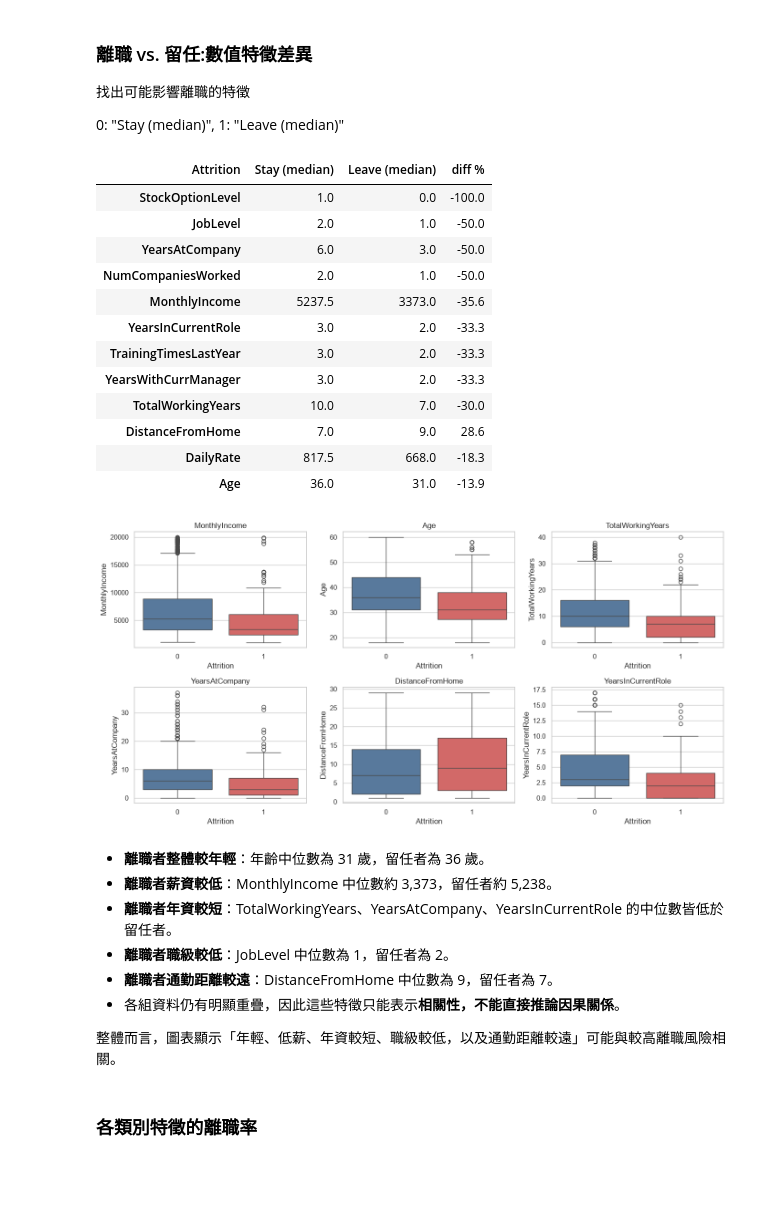
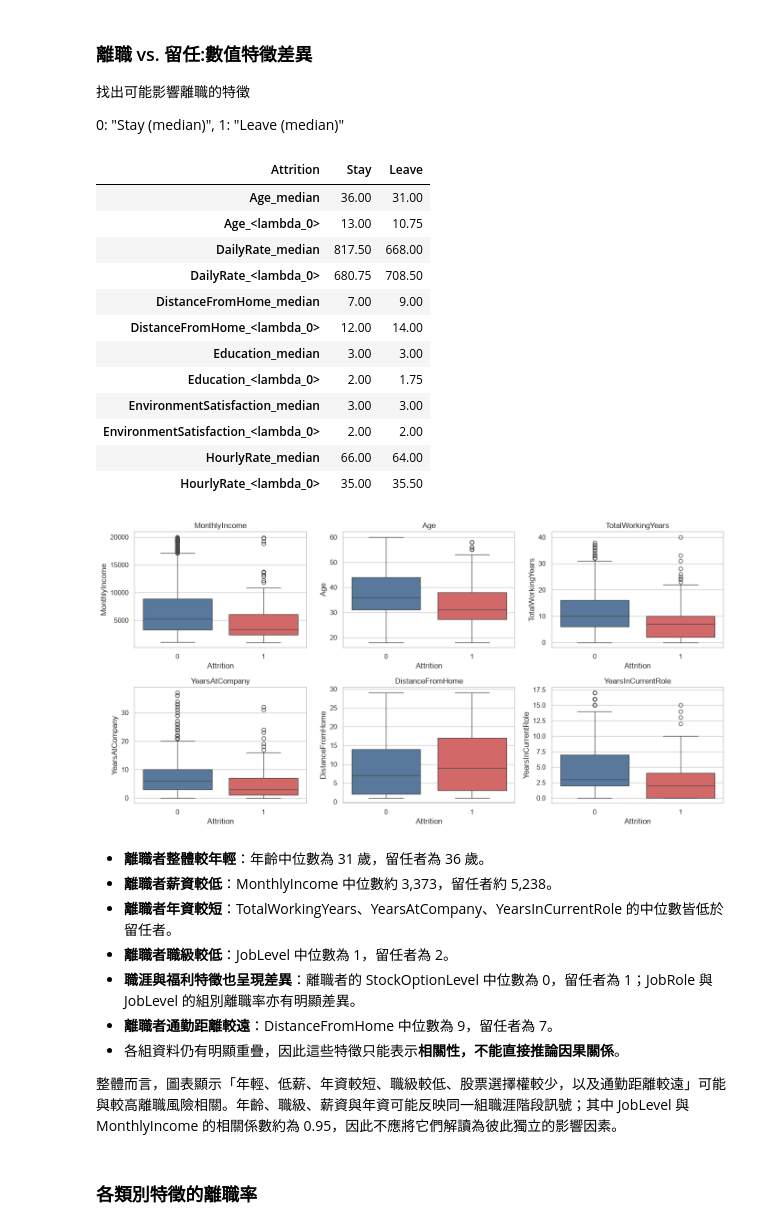
Before and after one commit to 1syuju/data_science_final_project, a Jupyter notebook: eda.ipynb, the cells around one changed output. Cells and saved outputs as stored; diff of their text form; code cells hidden in the pictures; blank space fills up the shorter version.

```diff
--- a/eda.ipynb
+++ b/eda.ipynb
@@ -56,7 +56,7 @@ Name: count, dtype: int64
 X, y = split_xy(df)
 print("after removing:", X.shape, "| dropped:", DROP_COLS)
 
-X_train, X_test, y_train, y_test = make_train_test_split(X, y)
+X_train, X_test, y_train, y_test = load_saved_split(X, y)
 print("train:", X_train.shape, f"ratio {y_train.mean():.3f}")
 print("test :", X_test.shape,  f"ratio {y_test.mean():.3f}")
 # %% [output]
@@ -117,32 +117,34 @@ print("偏態較高的數值特徵僅供觀察，模型不進行 log 轉換。")
 
 0: "Stay (median)", 1: "Leave (median)"
 # %%
-cmp = train.groupby("Attrition")[num_cols].median().T.rename(columns={0: "Stay (median)", 1: "Leave (median)"})
-cmp["diff %"] = ((cmp["Leave (median)"] - cmp["Stay (median)"]) / cmp["Stay (median)"].replace(0, np.nan) * 100).round(1)
-display(cmp.sort_values("diff %", key=abs, ascending=False).head(12))
+summary = train.groupby("Attrition")[num_cols].agg(["median", lambda s: s.quantile(.75) - s.quantile(.25)])
+summary.columns = [f"{c}_{stat}" for c, stat in summary.columns]
+summary = summary.T.rename(columns={0: "Stay", 1: "Leave"})
+summary[["Stay", "Leave"]] = summary[["Stay", "Leave"]].round(2)
+display(summary.head(12))
 
 show = ["MonthlyIncome", "Age", "TotalWorkingYears", "YearsAtCompany", "DistanceFromHome", "YearsInCurrentRole"]
 fig, axes = plt.subplots(2, 3, figsize=(14, 7))
 for ax, c in zip(axes.ravel(), show):
     sns.boxplot(data=train, x="Attrition", y=c, hue="Attrition", legend=False, ax=ax, palette=["#4c78a8", "#e45756"]); ax.set_title(c)
 
 plt.tight_layout()
 plt.savefig(FIG / "numeric_by_attrition.png", dpi=150)
 plt.show()
 # %% [output]
-| Attrition | Stay (median) | Leave (median) | diff % |
-| StockOptionLevel | 1.0 | 0.0 | -100.0 |
-| JobLevel | 2.0 | 1.0 | -50.0 |
-| YearsAtCompany | 6.0 | 3.0 | -50.0 |
-| NumCompaniesWorked | 2.0 | 1.0 | -50.0 |
-| MonthlyIncome | 5237.5 | 3373.0 | -35.6 |
-| YearsInCurrentRole | 3.0 | 2.0 | -33.3 |
-| TrainingTimesLastYear | 3.0 | 2.0 | -33.3 |
-| YearsWithCurrManager | 3.0 | 2.0 | -33.3 |
-| TotalWorkingYears | 10.0 | 7.0 | -30.0 |
-| DistanceFromHome | 7.0 | 9.0 | 28.6 |
-| DailyRate | 817.5 | 668.0 | -18.3 |
-| Age | 36.0 | 31.0 | -13.9 |
+| Attrition | Stay | Leave |
+| Age_median | 36.00 | 31.00 |
+| Age_<lambda_0> | 13.00 | 10.75 |
+| DailyRate_median | 817.50 | 668.00 |
+| DailyRate_<lambda_0> | 680.75 | 708.50 |
+| DistanceFromHome_median | 7.00 | 9.00 |
+| DistanceFromHome_<lambda_0> | 12.00 | 14.00 |
+| Education_median | 3.00 | 3.00 |
+| Education_<lambda_0> | 2.00 | 1.75 |
+| EnvironmentSatisfaction_median | 3.00 | 3.00 |
+| EnvironmentSatisfaction_<lambda_0> | 2.00 | 2.00 |
+| HourlyRate_median | 66.00 | 64.00 |
+| HourlyRate_<lambda_0> | 35.00 | 35.50 |
 [figure]
 # %% [markdown]
 
@@ -150,10 +152,11 @@ plt.show()
 - **離職者薪資較低**：MonthlyIncome 中位數約 3,373，留任者約 5,238。
 - **離職者年資較短**：TotalWorkingYears、YearsAtCompany、YearsInCurrentRole 的中位數皆低於留任者。
 - **離職者職級較低**：JobLevel 中位數為 1，留任者為 2。
+- **職涯與福利特徵也呈現差異**：離職者的 StockOptionLevel 中位數為 0，留任者為 1；JobRole 與 JobLevel 的組別離職率亦有明顯差異。
 - **離職者通勤距離較遠**：DistanceFromHome 中位數為 9，留任者為 7。
 - 各組資料仍有明顯重疊，因此這些特徵只能表示**相關性，不能直接推論因果關係**。
 
-整體而言，圖表顯示「年輕、低薪、年資較短、職級較低，以及通勤距離較遠」可能與較高離職風險相關。
+整體而言，圖表顯示「年輕、低薪、年資較短、職級較低、股票選擇權較少，以及通勤距離較遠」可能與較高離職風險相關。年齡、職級、薪資與年資可能反映同一組職涯階段訊號；其中 JobLevel 與 MonthlyIncome 的相關係數約為 0.95，因此不應將它們解讀為彼此獨立的影響因素。
 # %% [markdown]
 ### 各類別特徵的離職率
 # %%
```
Also changed, not shown: parts of 3 cells of this notebook, 5 other files.
